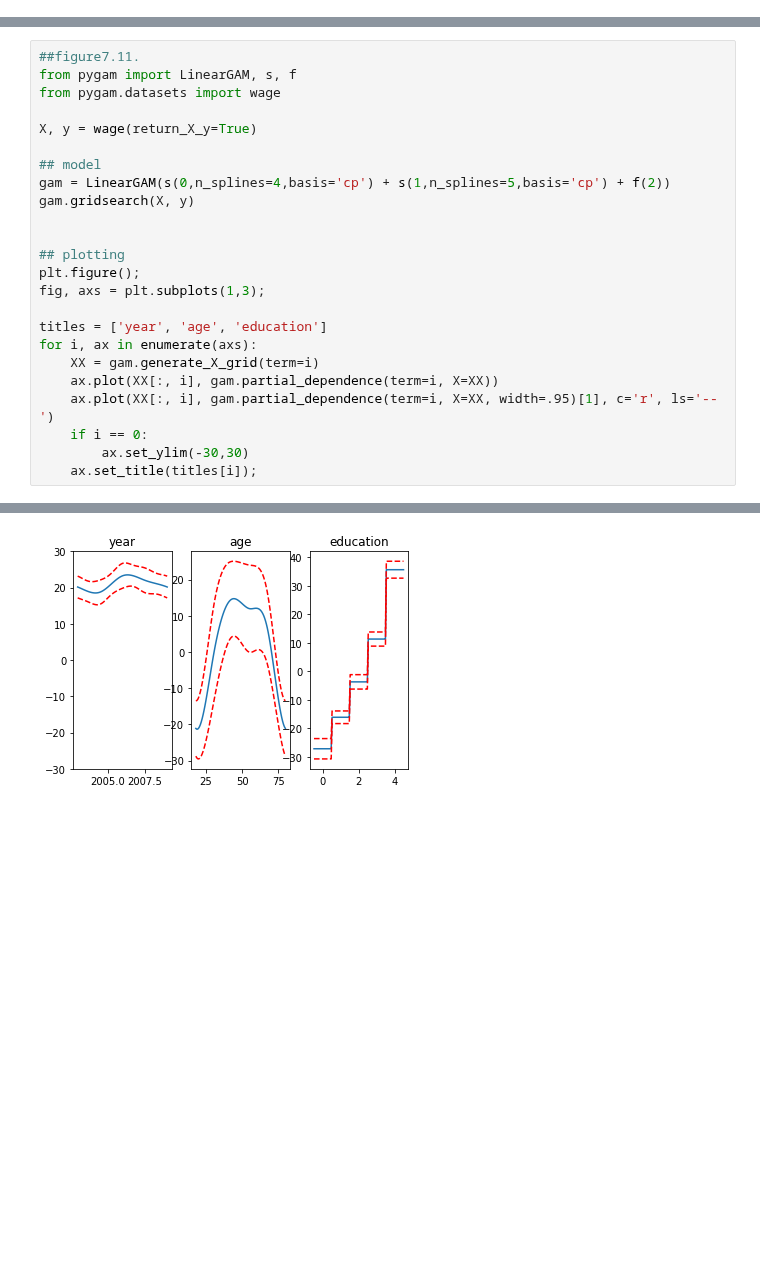
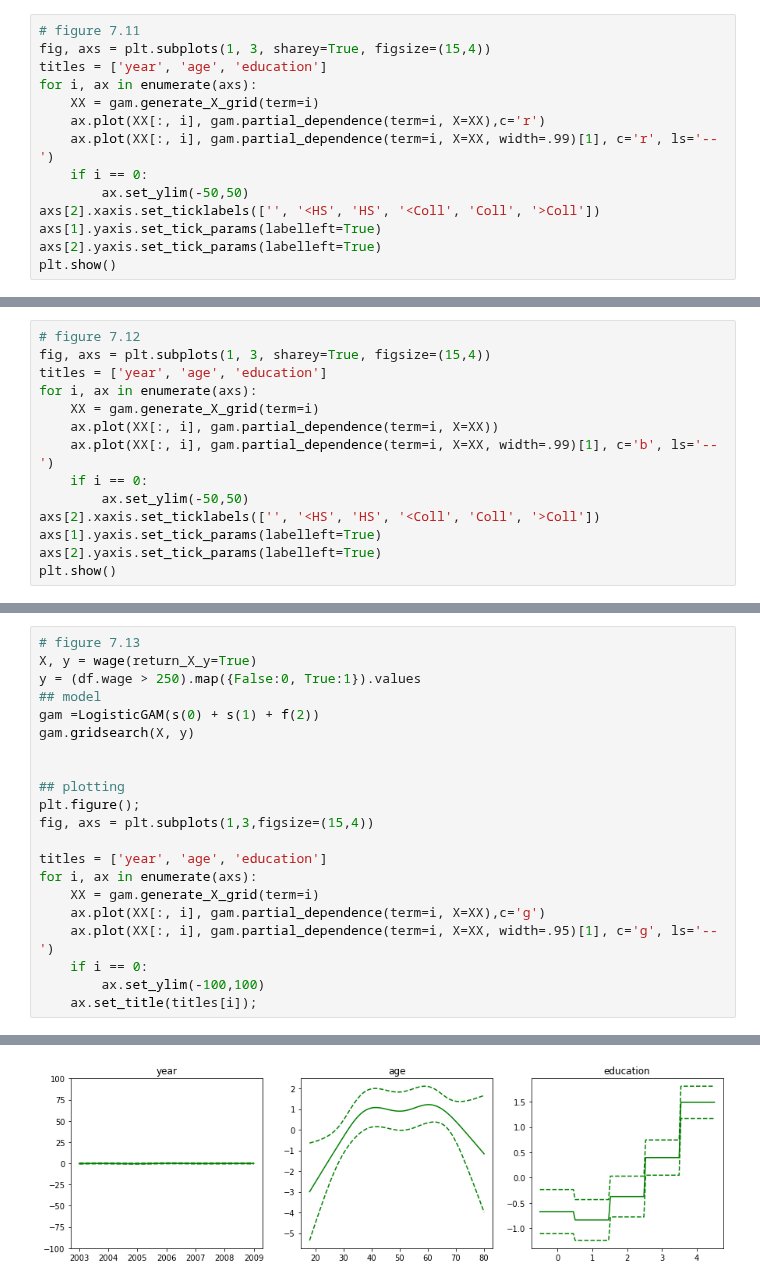
Before and after one commit to WHUFT/WHU_FinTech_Workshop, a Jupyter notebook: 10-研究方法学习班/12-机器学习/06-非线性回归与样条/非线性回归与样条2.ipynb, the cells around one changed output, grey strips where cells are left out. Drawn from its saved outputs; the diff is of its cells as text; blank space fills up the shorter version.

```diff
--- a/10-研究方法学习班/12-机器学习/06-非线性回归与样条/非线性回归与样条2.ipynb
+++ b/10-研究方法学习班/12-机器学习/06-非线性回归与样条/非线性回归与样条2.ipynb
@@ -92,0 +427,14 @@ df.head(5)
+# %%
+# figure 7.11
+fig, axs = plt.subplots(1, 3, sharey=True, figsize=(15,4))
+titles = ['year', 'age', 'education']
+for i, ax in enumerate(axs):
+    XX = gam.generate_X_grid(term=i)
+    ax.plot(XX[:, i], gam.partial_dependence(term=i, X=XX),c='r')
+    ax.plot(XX[:, i], gam.partial_dependence(term=i, X=XX, width=.99)[1], c='r', ls='--')
+    if i == 0:
+        ax.set_ylim(-50,50)
+axs[2].xaxis.set_ticklabels(['', '<HS', 'HS', '<Coll', 'Coll', '>Coll'])
+axs[1].yaxis.set_tick_params(labelleft=True)
+axs[2].yaxis.set_tick_params(labelleft=True)
+plt.show()
@@ -159,0 +446,14 @@ contributions.
+# %%
+# figure 7.12
+fig, axs = plt.subplots(1, 3, sharey=True, figsize=(15,4))
+titles = ['year', 'age', 'education']
+for i, ax in enumerate(axs):
+    XX = gam.generate_X_grid(term=i)
+    ax.plot(XX[:, i], gam.partial_dependence(term=i, X=XX))
+    ax.plot(XX[:, i], gam.partial_dependence(term=i, X=XX, width=.99)[1], c='b', ls='--')
+    if i == 0:
+        ax.set_ylim(-50,50)
+axs[2].xaxis.set_ticklabels(['', '<HS', 'HS', '<Coll', 'Coll', '>Coll'])
+axs[1].yaxis.set_tick_params(labelleft=True)
+axs[2].yaxis.set_tick_params(labelleft=True)
+plt.show()
@@ -160,28 +472,25 @@ contributions.
 # %%
-##figure7.11.
-from pygam import LinearGAM, s, f
-from pygam.datasets import wage
-
+# figure 7.13
 X, y = wage(return_X_y=True)
-
+y = (df.wage > 250).map({False:0, True:1}).values
 ## model
-gam = LinearGAM(s(0,n_splines=4,basis='cp') + s(1,n_splines=5,basis='cp') + f(2))
+gam =LogisticGAM(s(0) + s(1) + f(2))
 gam.gridsearch(X, y)
 
 
 ## plotting
 plt.figure();
-fig, axs = plt.subplots(1,3);
+fig, axs = plt.subplots(1,3,figsize=(15,4))
 
 titles = ['year', 'age', 'education']
 for i, ax in enumerate(axs):
     XX = gam.generate_X_grid(term=i)
-    ax.plot(XX[:, i], gam.partial_dependence(term=i, X=XX))
-    ax.plot(XX[:, i], gam.partial_dependence(term=i, X=XX, width=.95)[1], c='r', ls='--')
+    ax.plot(XX[:, i], gam.partial_dependence(term=i, X=XX),c='g')
+    ax.plot(XX[:, i], gam.partial_dependence(term=i, X=XX, width=.95)[1], c='g', ls='--')
     if i == 0:
-        ax.set_ylim(-30,30)
+        ax.set_ylim(-100,100)
     ax.set_title(titles[i]);
 # %% [output]
 100% (11 of 11) |########################| Elapsed Time: 0:00:00 Time:  0:00:00
 <Figure size 432x288 with 0 Axes>
-[figure, old version]
+[figure, new version]
```
Also changed, not shown: parts of 67 cells of this notebook.
